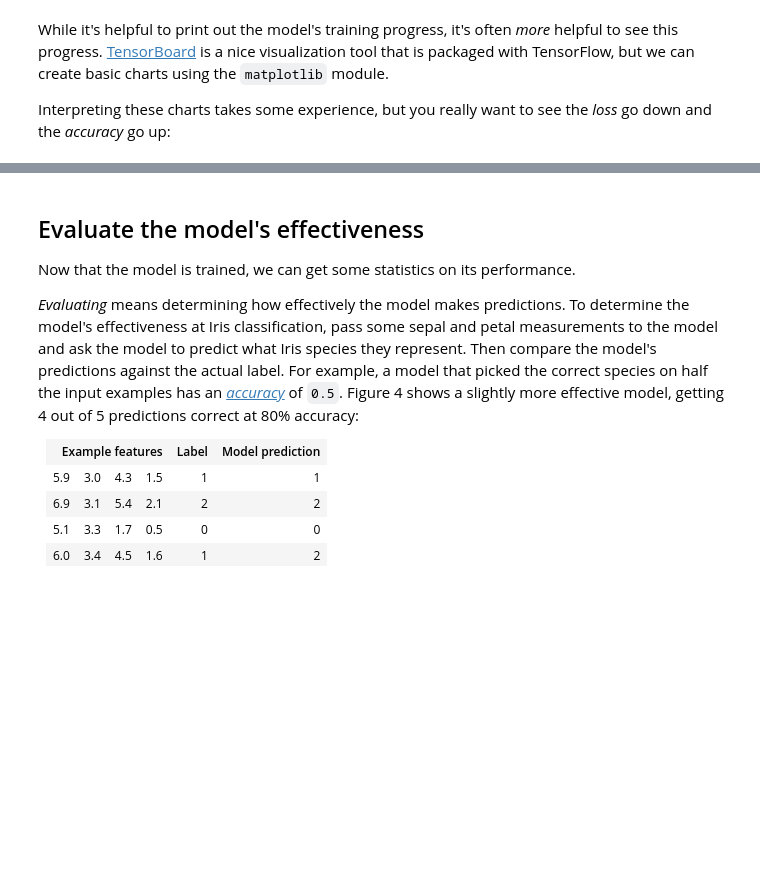
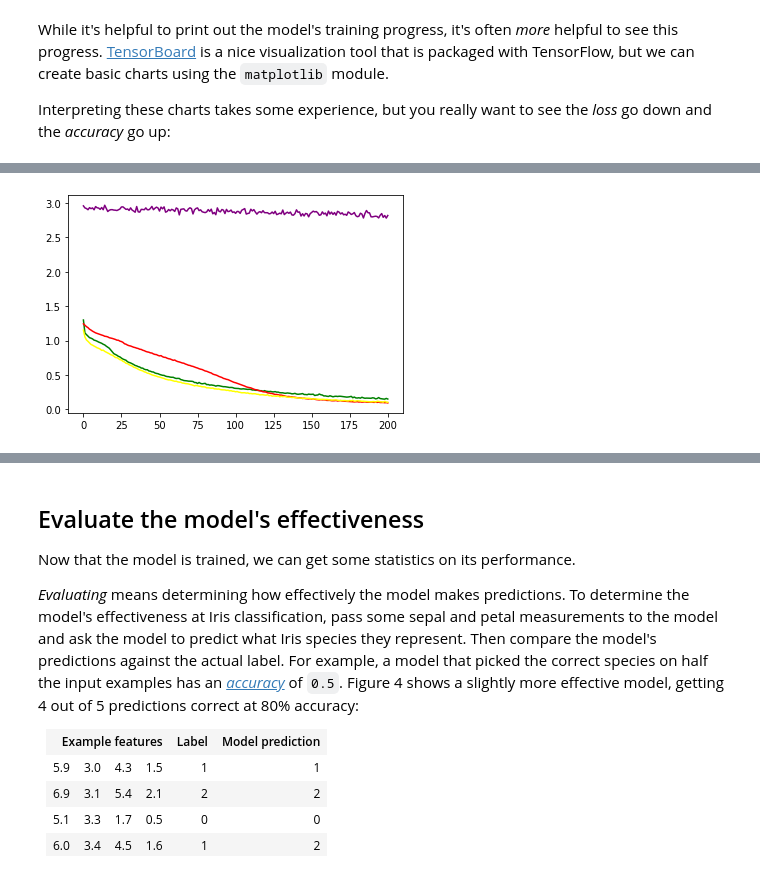
Before and after one commit to Machine-Learning-for-Finance/Machine-Learning-Algorithms, a Jupyter notebook: 04-Model Creation/07-CustomWalkthrough.ipynb, the cells around one changed output, grey strips where cells are left out. Saved outputs shown, nothing was run; the diff lists cells and outputs as text; code cells hidden in the pictures; blank space fills up the shorter version.

```diff
--- a/04-Model Creation/07-CustomWalkthrough.ipynb
+++ b/04-Model Creation/07-CustomWalkthrough.ipynb
@@ -456,0 +538,15 @@ plt.show()
+# %%
+optimizers = [
+    tf.optimizers.SGD(),
+    tf.optimizers.Adam(),
+    tf.optimizers.RMSprop(),
+    tf.optimizers.Adadelta()
+]
+
+TrainLoss = []
+TrainAccu = []
+
+for opt in optimizers:
+    train_loss, train_accuracy = run_optimizer(opt)
+    TrainLoss.append(train_loss)
+    TrainAccu.append(train_accuracy)
@@ -456,0 +574,9 @@ plt.show()
+# %%
+COLORS = ['green','red','yellow', 'purple']
+
+for TL, TA, color in zip(TrainLoss, TrainAccu, COLORS):
+    plt.plot(TL, color=color)
+
+plt.show()
+# %% [output]
+[figure, added]
```
Also changed, not shown: parts of 21 cells of this notebook, 1 other file.
